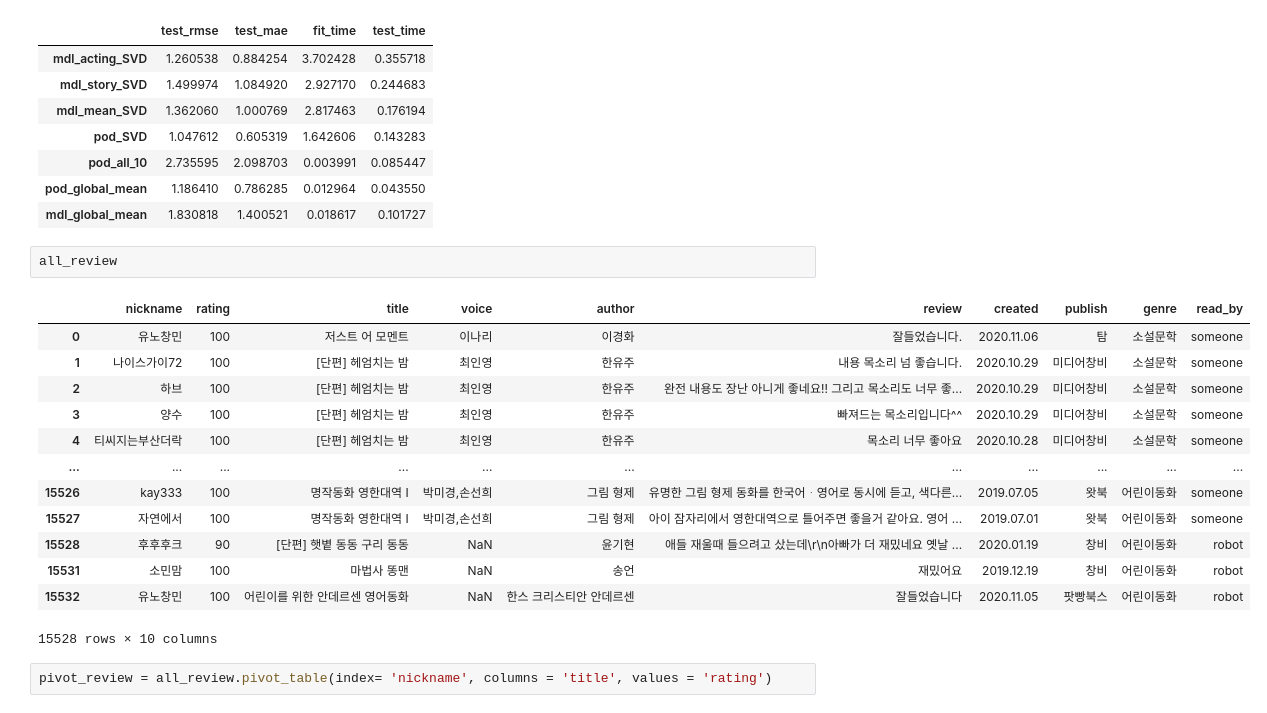
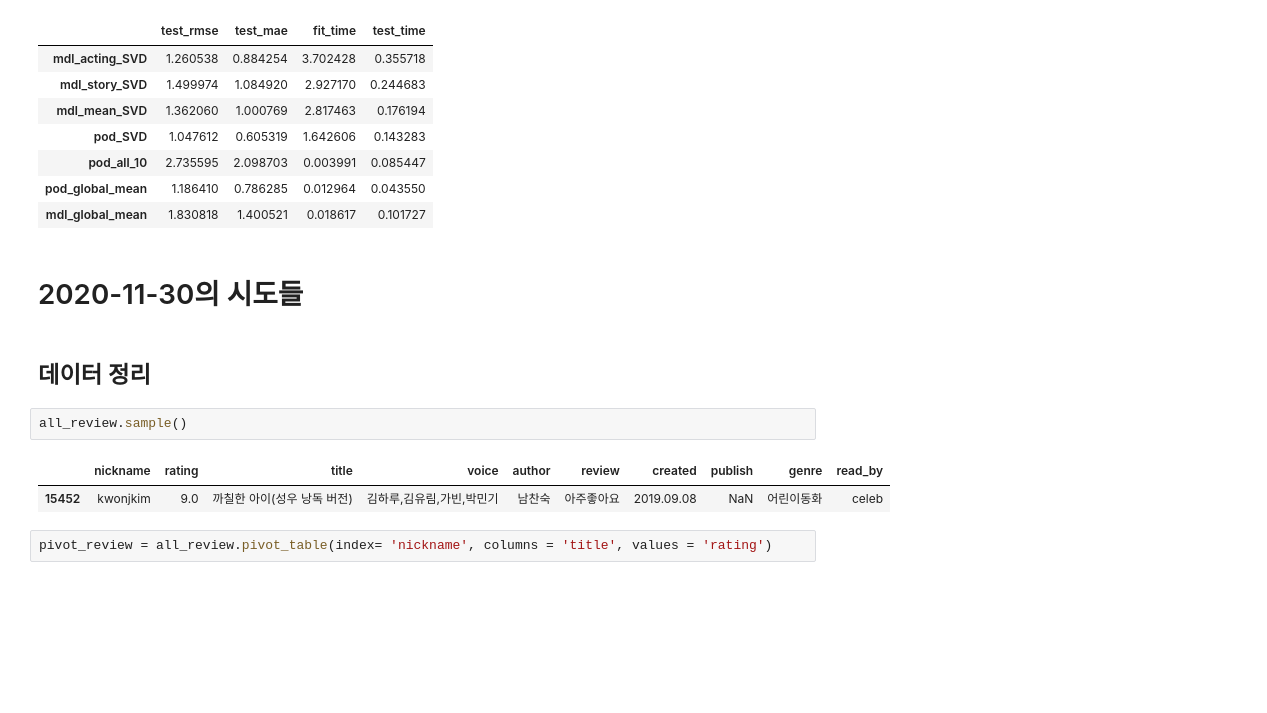
Before and after one commit to dataitgirls4/team_3, a Jupyter notebook: Recommendation_System.ipynb, the cells around one changed output. Cells and saved outputs as stored; diff of their text form; blank space fills up the shorter version.

```diff
--- a/Recommendation_System.ipynb
+++ b/Recommendation_System.ipynb
@@ -1408,22 +1408,15 @@ all_algo
 | pod_all_10 | 2.735595 | 2.098703 | 0.003991 | 0.085447 |
 | pod_global_mean | 1.186410 | 0.786285 | 0.012964 | 0.043550 |
 | mdl_global_mean | 1.830818 | 1.400521 | 0.018617 | 0.101727 |
+# %% [markdown]
+# 2020-11-30의 시도들
+# %% [markdown]
+## 데이터 정리
 # %%
-all_review
+all_review.sample()
 # %% [output]
 |  | nickname | rating | title | voice | author | review | created | publish | genre | read_by |
-| 0 | 유노창민 | 100 | 저스트 어 모멘트 | 이나리 | 이경화 | 잘들었습니다. | 2020.11.06 | 탐 | 소설문학 | someone |
-| 1 | 나이스가이72 | 100 | [단편] 헤엄치는 밤 | 최인영 | 한유주 | 내용 목소리 넘 좋습니다. | 2020.10.29 | 미디어창비 | 소설문학 | someone |
-| 2 | 하브 | 100 | [단편] 헤엄치는 밤 | 최인영 | 한유주 | 완전 내용도 장난 아니게 좋네요!! 그리고 목소리도 너무 좋... | 2020.10.29 | 미디어창비 | 소설문학 | someone |
-| 3 | 양수 | 100 | [단편] 헤엄치는 밤 | 최인영 | 한유주 | 빠져드는 목소리입니다^^ | 2020.10.29 | 미디어창비 | 소설문학 | someone |
-| 4 | 티씨지는부산더락 | 100 | [단편] 헤엄치는 밤 | 최인영 | 한유주 | 목소리 너무 좋아요 | 2020.10.28 | 미디어창비 | 소설문학 | someone |
-| ... | ... | ... | ... | ... | ... | ... | ... | ... | ... | ... |
-| 15526 | kay333 | 100 | 명작동화 영한대역 I | 박미경,손선희 | 그림 형제 | 유명한 그림 형제 동화를 한국어ᆞ영어로 동시에 듣고, 색다른... | 2019.07.05 | 왓북 | 어린이동화 | someone |
-| 15527 | 자연에서 | 100 | 명작동화 영한대역 I | 박미경,손선희 | 그림 형제 | 아이 잠자리에서 영한대역으로 틀어주면 좋을거 같아요. 영어 ... | 2019.07.01 | 왓북 | 어린이동화 | someone |
-| 15528 | 후후후크 | 90 | [단편] 햇볕 동동 구리 동동 | NaN | 윤기현 | 애들 재울때 들으려고 샀는데\r\n아빠가 더 재밌네요 옛날 ... | 2020.01.19 | 창비 | 어린이동화 | robot |
-| 15531 | 소민맘 | 100 | 마법사 똥맨 | NaN | 송언 | 재밌어요 | 2019.12.19 | 창비 | 어린이동화 | robot |
-| 15532 | 유노창민 | 100 | 어린이를 위한 안데르센 영어동화 | NaN | 한스 크리스티안 안데르센 | 잘들었습니다 | 2020.11.05 | 팟빵북스 | 어린이동화 | robot |
+| 15452 | kwonjkim | 9.0 | 까칠한 아이(성우 낭독 버전) | 김하루,김유림,가빈,박민기 | 남찬숙 | 아주좋아요 | 2019.09.08 | NaN | 어린이동화 | celeb |
-15528 rows × 10 columns
 # %%
 pivot_review = all_review.pivot_table(index= 'nickname', columns = 'title', values = 'rating')
 # %%
```
Also changed, not shown: parts of 9 cells of this notebook.
